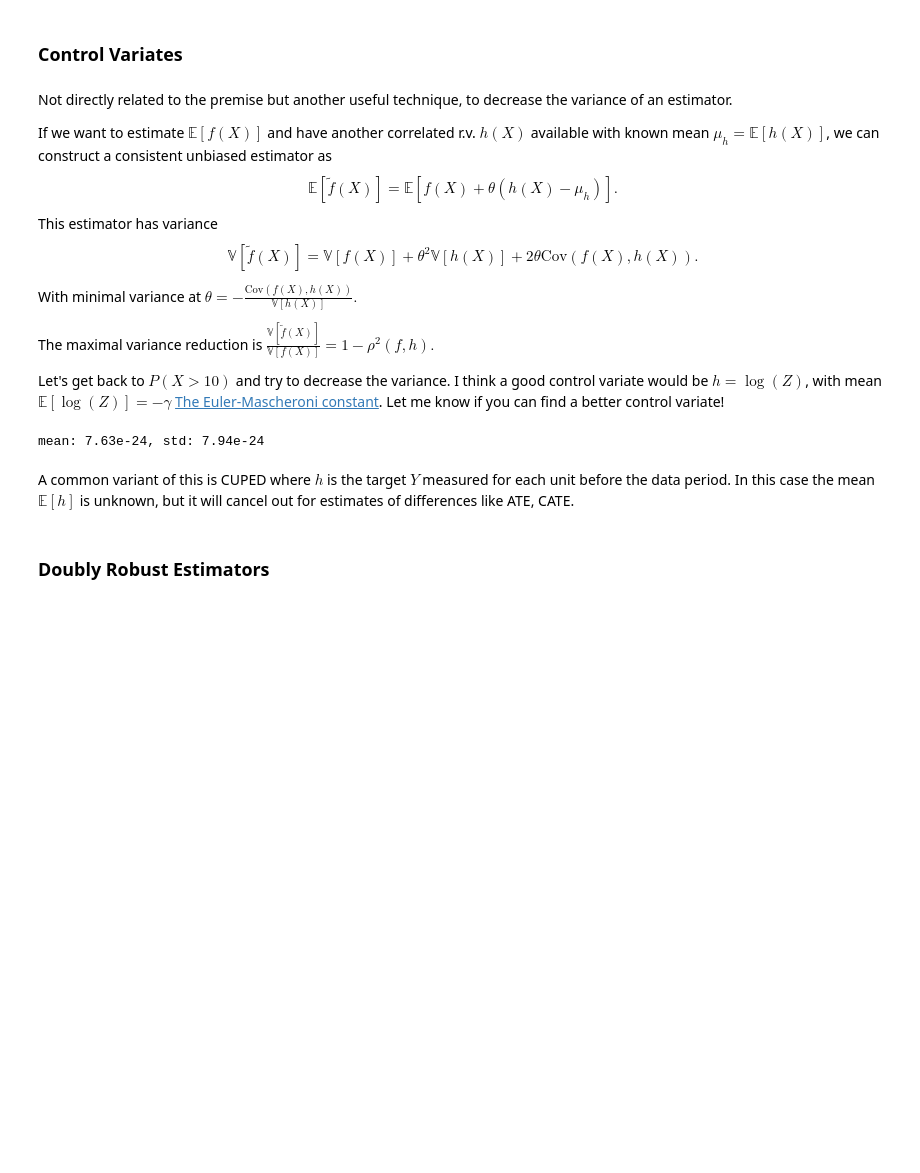
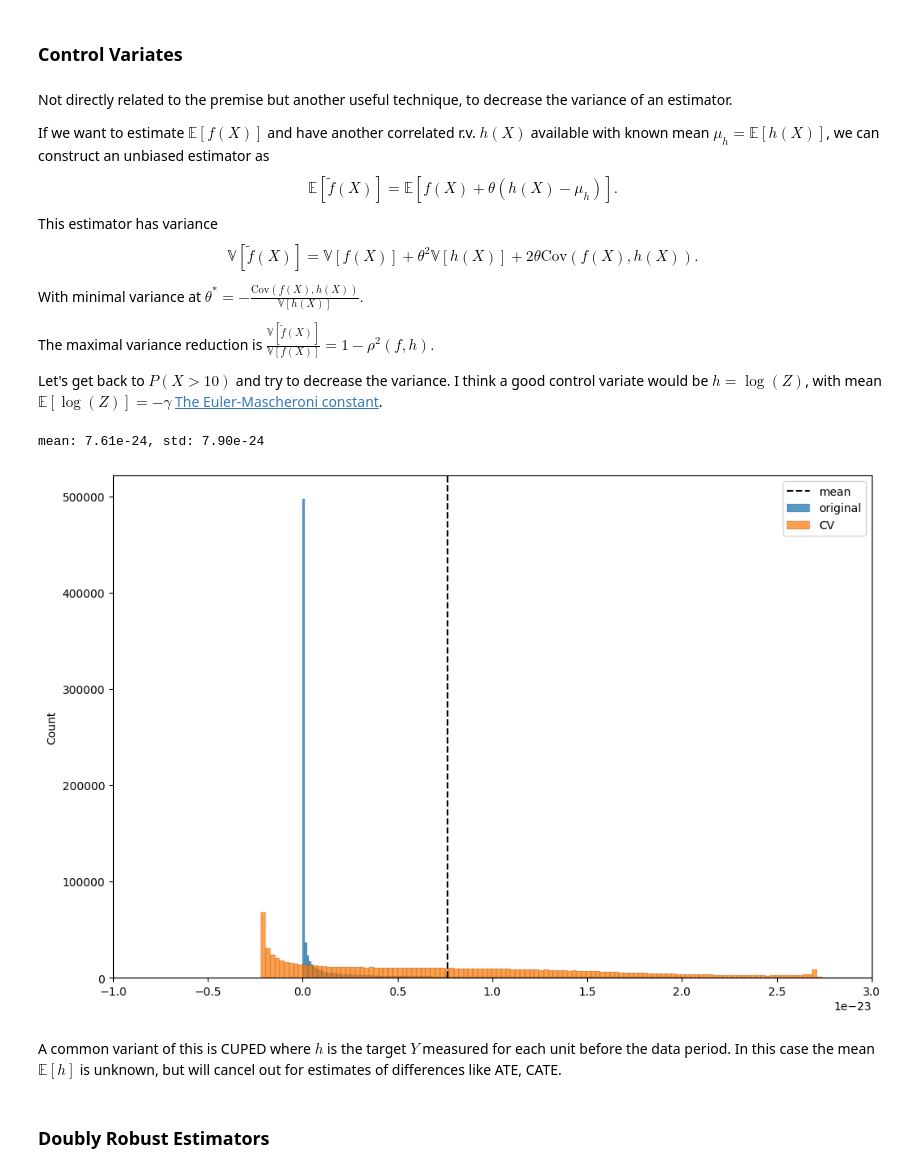
Before and after one commit to sodavann/RandomProjections, a Jupyter notebook: posts/Estimators/estimators.ipynb, the cells around one changed output. Cells and saved outputs as stored; diff of their text form; code cells hidden in the pictures; blank space fills up the shorter version.

```diff
--- a/posts/Estimators/estimators.ipynb
+++ b/posts/Estimators/estimators.ipynb
@@ -25,8 +25,12 @@ If $X \sim \mathcal{N}(0,1)$ find $P(X>10)$. Sampling from the standard normal i
 $$P(X>10) = \mathbb{E}_\mathcal{N}[\mathbb{1}_{X>10}] = \mathbb{E}_{\text{Exp}}[\frac{e^{-\frac{(Z+10)^2}{2}}}{\sqrt{2 \pi} e^{-Z}}] = \mathbb{E}_{\text{Exp}}[\frac{e^{Z-\frac{(Z+10)^2}{2}}}{\sqrt{2 \pi}}].$$
 # %%
 import numpy as np
-N= 100_000
+np.random.seed(123)
+import scipy as sp
+N= 1_000_000
+mu_f = sp.stats.norm.sf(10)
 z = np.random.exponential(1,N)
 f = np.exp(z - 0.5 * (z+10)**2 - 0.5 * np.log(2 * np.pi))
+assert np.abs(np.mean(f)/mu_f -1)<0.05
 print(f"mean: {np.mean(f):.2e}, std: {np.std(f):.2e}")
 # %% [output]
@@ -50,13 +54,13 @@ IPW can be applied to general machine learning algorithms by weighting each data
 # %% [markdown]
 Not directly related to the premise but another useful technique, to decrease the variance of an estimator.
 
-If we want to estimate $\mathbb{E}[f(X)]$ and have another correlated r.v. $h(X)$ available with known mean $\mu_h = \mathbb{E}[h(X)]$, we can construct a consistent unbiased estimator as $$\mathbb{E}[\tilde{f}(X)] =  \mathbb{E}[f(X) + \theta (h(X) - \mu_h)].$$ This estimator has variance  $$\mathbb{V}[\tilde{f}(X)]=\mathbb{V}[{f}(X)] + \theta^2\mathbb{V}[{h}(X)] + 2\theta \text{Cov}({f}(X), {h}(X)).$$
+If we want to estimate $\mathbb{E}[f(X)]$ and have another correlated r.v. $h(X)$ available with known mean $\mu_h = \mathbb{E}[h(X)]$, we can construct an unbiased estimator as $$\mathbb{E}[\tilde{f}(X)] =  \mathbb{E}[f(X) + \theta (h(X) - \mu_h)].$$ This estimator has variance  $$\mathbb{V}[\tilde{f}(X)]=\mathbb{V}[{f}(X)] + \theta^2\mathbb{V}[{h}(X)] + 2\theta \text{Cov}({f}(X), {h}(X)).$$
 
-With minimal variance at $\theta = -\frac{\text{Cov}({f}(X), {h}(X))}{\mathbb{V}[{h}(X)]}.$
+With minimal variance at $\theta^* = -\frac{\text{Cov}({f}(X), {h}(X))}{\mathbb{V}[{h}(X)]}.$
 
 The maximal variance reduction is $\frac{\mathbb{V}[{\tilde{f}}(X)]}{\mathbb{V}[{f}(X)]} = 1- \rho^2(f,h).$
 
-Let's get back to $P(X>10)$ and try to decrease the variance. I think a good control variate would be $h = \log(Z)$, with mean $\mathbb{E}[\log(Z)] = -\gamma$ [The Euler-Mascheroni constant](https://en.wikipedia.org/wiki/Euler%27s_constant#Integrals). Let me know if you can find a better control variate!
+Let's get back to $P(X>10)$ and try to decrease the variance. I think a good control variate would be $h = \log(Z)$, with mean $\mathbb{E}[\log(Z)] = -\gamma$ [The Euler-Mascheroni constant](https://en.wikipedia.org/wiki/Euler%27s_constant#Integrals).
 # %%
 from statsmodels.regression.linear_model import OLS
 h = np.log(z)
@@ -64,11 +68,23 @@ h = np.log(z)
 theta = -OLS(f,h).fit().params[0]
 mu_h = -np.euler_gamma
 f_cv = f + theta * (h-mu_h)
+assert np.abs(np.mean(f_cv)/mu_f-1)<0.05
 print(f"mean: {np.mean(f_cv):.2e}, std: {np.std(f_cv):.2e}")
 # %% [output]
-mean: 7.63e-24, std: 7.94e-24
+mean: 7.61e-24, std: 7.90e-24
+# %%
+import seaborn as sns
+import matplotlib.pyplot as plt
+plt.rc("figure", figsize= (12,8))
+sns.histplot(f, label="original")
+sns.histplot(f_cv, label="CV")
+plt.axvline(mu_f, label="mean", color="black", linestyle="dashed")
+plt.xlim([-1e-23, 3e-23])
+plt.legend();
+# %% [output]
+[figure, added]
 # %% [markdown]
-A common variant of this is CUPED where $h$ is the target $Y$ measured for each unit before the data period. In this case the mean $\mathbb{E}[h]$ is unknown, but it will cancel out for estimates of differences like ATE, CATE.
+A common variant of this is CUPED where $h$ is the target $Y$ measured for each unit before the data period. In this case the mean $\mathbb{E}[h]$ is unknown, but will cancel out for estimates of differences like ATE, CATE.
 # %% [markdown]
 ### Doubly Robust Estimators
 # %% [markdown]
```
Also changed, not shown: parts of 10 cells of this notebook, 8 other files.
